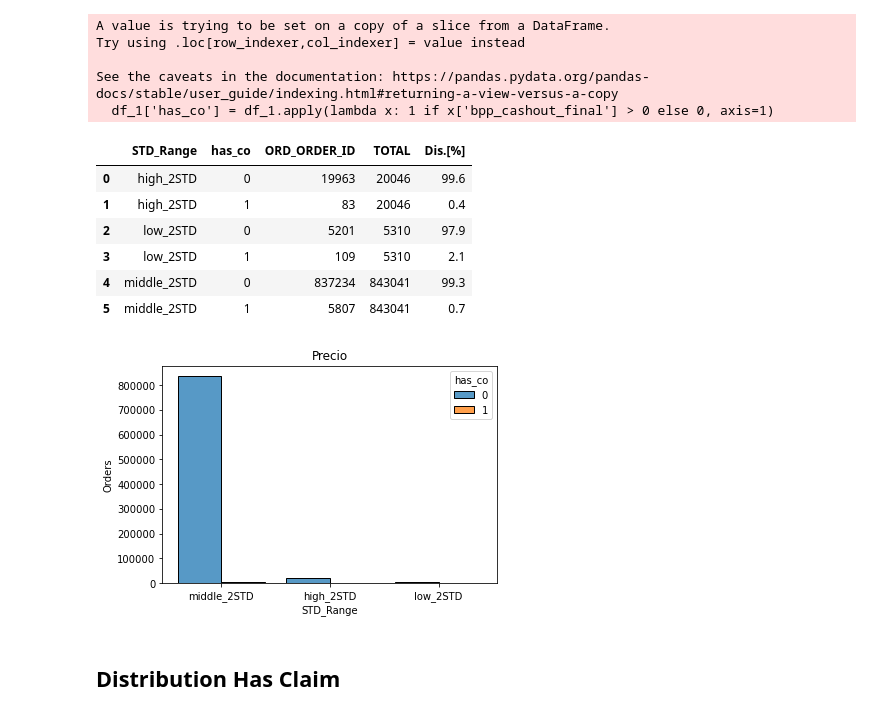
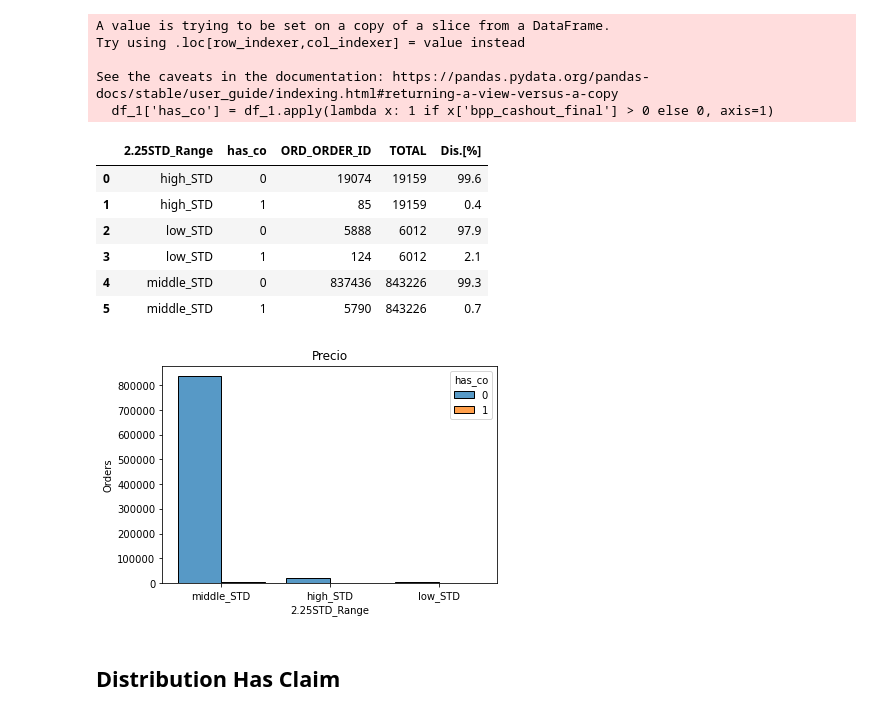
Before and after one commit to jucamuyrano/Publications-price-distribution, a Jupyter notebook: Publications.ipynb, the cells around one changed output. Cells and saved outputs as stored; diff of their text form; code cells hidden in the pictures.

```diff
--- a/Publications.ipynb
+++ b/Publications.ipynb
@@ -864,9 +892,9 @@ sns.histplot(
 # %% [markdown]
 ## Distribution Has CashOut
 # %%
-df_1=df_s[['STD_Range','bpp_cashout_final','ORD_ORDER_ID']]
+df_1=df_s[['2.25STD_Range','bpp_cashout_final','ORD_ORDER_ID']]
 df_1['has_co'] = df_1.apply(lambda x: 1 if x['bpp_cashout_final'] > 0 else 0, axis=1)
-df_1=df_1[['STD_Range','has_co','ORD_ORDER_ID']]
+df_1=df_1[['2.25STD_Range','has_co','ORD_ORDER_ID']]
 # %% [output]
 A value is trying to be set on a copy of a slice from a DataFrame.
 Try using .loc[row_indexer,col_indexer] = value instead
@@ -874,40 +902,40 @@ Try using .loc[row_indexer,col_indexer] = value instead
 See the caveats in the documentation: https://pandas.pydata.org/pandas-docs/stable/user_guide/indexing.html#returning-a-view-versus-a-copy
   df_1['has_co'] = df_1.apply(lambda x: 1 if x['bpp_cashout_final'] > 0 else 0, axis=1)
 # %%
-gb1=df_1.groupby(['STD_Range','has_co']).count()
+gb1=df_1.groupby(['2.25STD_Range','has_co']).count()
 gb1=gb1.reset_index()
 
-gb2=gb1[['STD_Range','ORD_ORDER_ID']].groupby(['STD_Range']).sum()
+gb2=gb1[['2.25STD_Range','ORD_ORDER_ID']].groupby(['2.25STD_Range']).sum()
 gb2=gb2.reset_index()
 gb2['TOTAL']=gb2['ORD_ORDER_ID']
-gb2=gb2[['STD_Range','TOTAL']]
+gb2=gb2[['2.25STD_Range','TOTAL']]
 
 gb3 = pd.merge(left = gb1, right = gb2,
                 how = 'inner',
-                left_on='STD_Range', right_on='STD_Range')
+                left_on='2.25STD_Range', right_on='2.25STD_Range')
 
 gb3['Dis.[%]']=(gb3['ORD_ORDER_ID']/gb3['TOTAL'])*100
 gb3['Dis.[%]']=gb3['Dis.[%]'].round(decimals=1)
 
 gb3
 # %% [output]
-|  | STD_Range | has_co | ORD_ORDER_ID | TOTAL | Dis.[%] |
-| 0 | high_2STD | 0 | 19963 | 20046 | 99.6 |
-| 1 | high_2STD | 1 | 83 | 20046 | 0.4 |
-| 2 | low_2STD | 0 | 5201 | 5310 | 97.9 |
-| 3 | low_2STD | 1 | 109 | 5310 | 2.1 |
-| 4 | middle_2STD | 0 | 837234 | 843041 | 99.3 |
-| 5 | middle_2STD | 1 | 5807 | 843041 | 0.7 |
+|  | 2.25STD_Range | has_co | ORD_ORDER_ID | TOTAL | Dis.[%] |
+| 0 | high_STD | 0 | 19074 | 19159 | 99.6 |
+| 1 | high_STD | 1 | 85 | 19159 | 0.4 |
+| 2 | low_STD | 0 | 5888 | 6012 | 97.9 |
+| 3 | low_STD | 1 | 124 | 6012 | 2.1 |
+| 4 | middle_STD | 0 | 837436 | 843226 | 99.3 |
+| 5 | middle_STD | 1 | 5790 | 843226 | 0.7 |
 # %%
 sns.histplot(
             data=df_1,
-            x="STD_Range",
+            x="2.25STD_Range",
             hue="has_co",
             multiple="dodge",
             shrink=.8
             ).set(title='Precio',ylabel='Orders');
 # %% [output]
-[figure, old version]
+[figure, new version]
 # %% [markdown]
 ## Distribution Has Claim
 # %%
```
Also changed, not shown: parts of 25 cells of this notebook.
